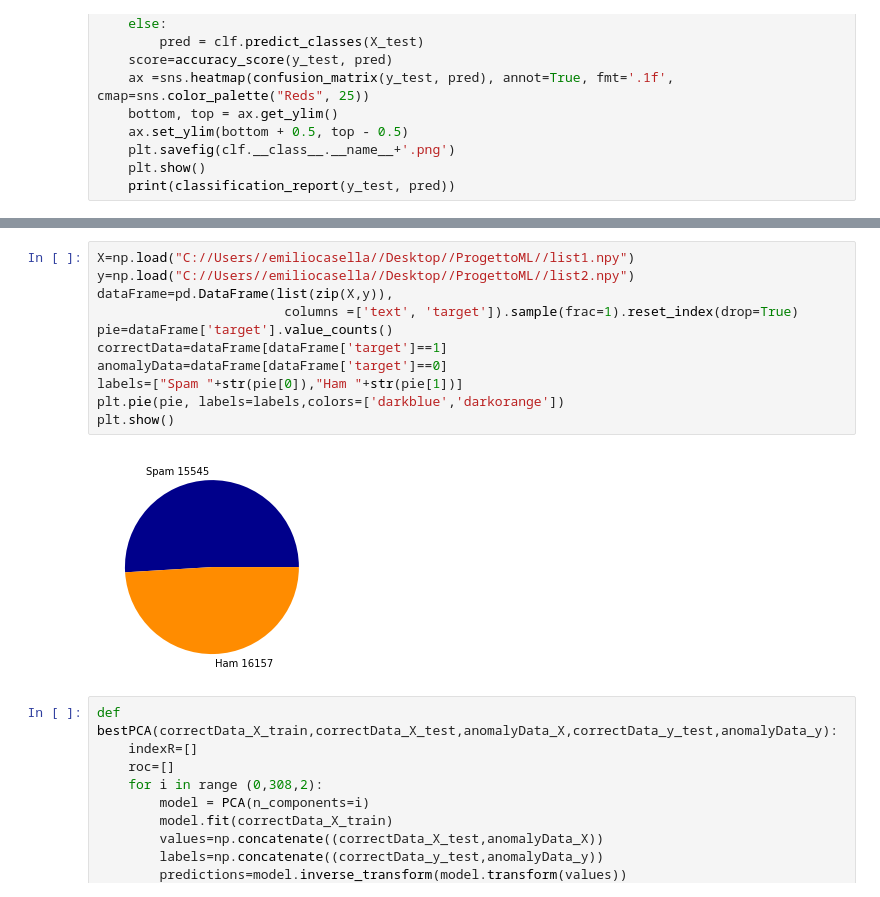
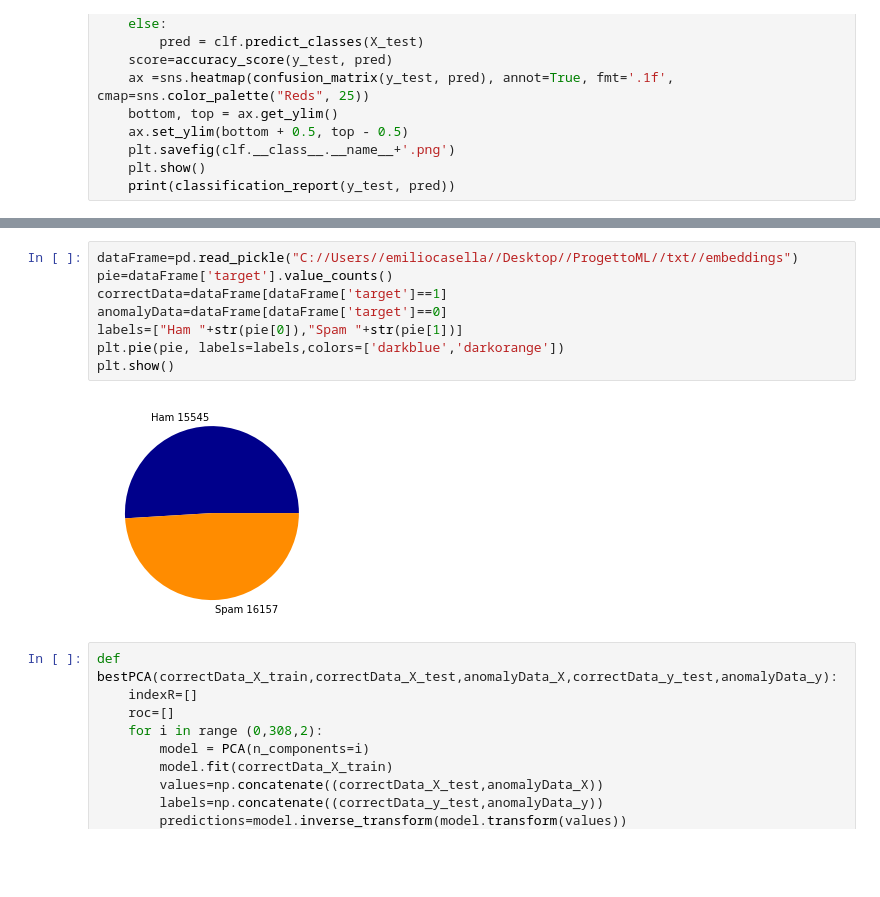
Before and after one commit to Elmaravilla7/ProjML, a Jupyter notebook: Untitled2.ipynb, the cells around one changed output, grey strips where cells are left out. Cells and saved outputs as stored; diff of their text form; blank space fills up the shorter version.

```diff
--- a/Untitled2.ipynb
+++ b/Untitled2.ipynb
@@ -503,16 +592,13 @@ weighted avg       0.98      0.98      0.98      6341
 # %%
-X=np.load("C://Users//emiliocasella//Desktop//ProgettoML//list1.npy")
-y=np.load("C://Users//emiliocasella//Desktop//ProgettoML//list2.npy")
-dataFrame=pd.DataFrame(list(zip(X,y)),
-                        columns =['text', 'target']).sample(frac=1).reset_index(drop=True)
+dataFrame=pd.read_pickle("C://Users//emiliocasella//Desktop//ProgettoML//txt//embeddings")
 pie=dataFrame['target'].value_counts()
 correctData=dataFrame[dataFrame['target']==1]
 anomalyData=dataFrame[dataFrame['target']==0]
-labels=["Spam "+str(pie[0]),"Ham "+str(pie[1])]
+labels=["Ham "+str(pie[0]),"Spam "+str(pie[1])]
 plt.pie(pie, labels=labels,colors=['darkblue','darkorange'])
 plt.show()
 # %% [output]
-[figure, old version]
+[figure, new version]
 # %%
 def bestPCA(correctData_X_train,correctData_X_test,anomalyData_X,correctData_y_test,anomalyData_y):
     indexR=[]
```
Also changed, not shown: parts of 34 cells of this notebook.
